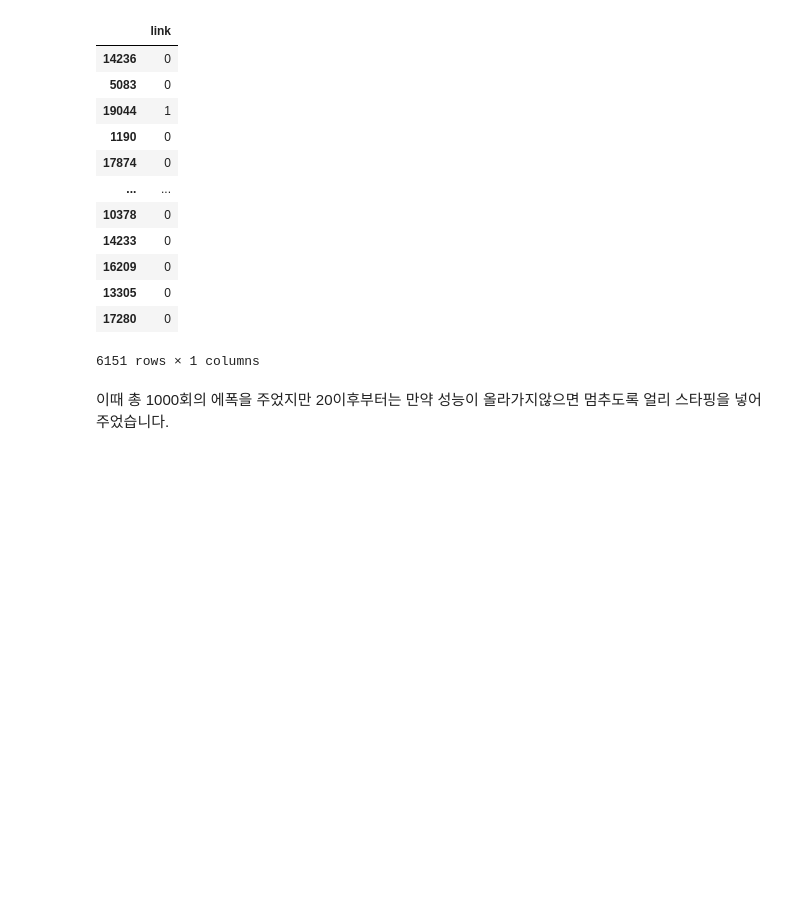
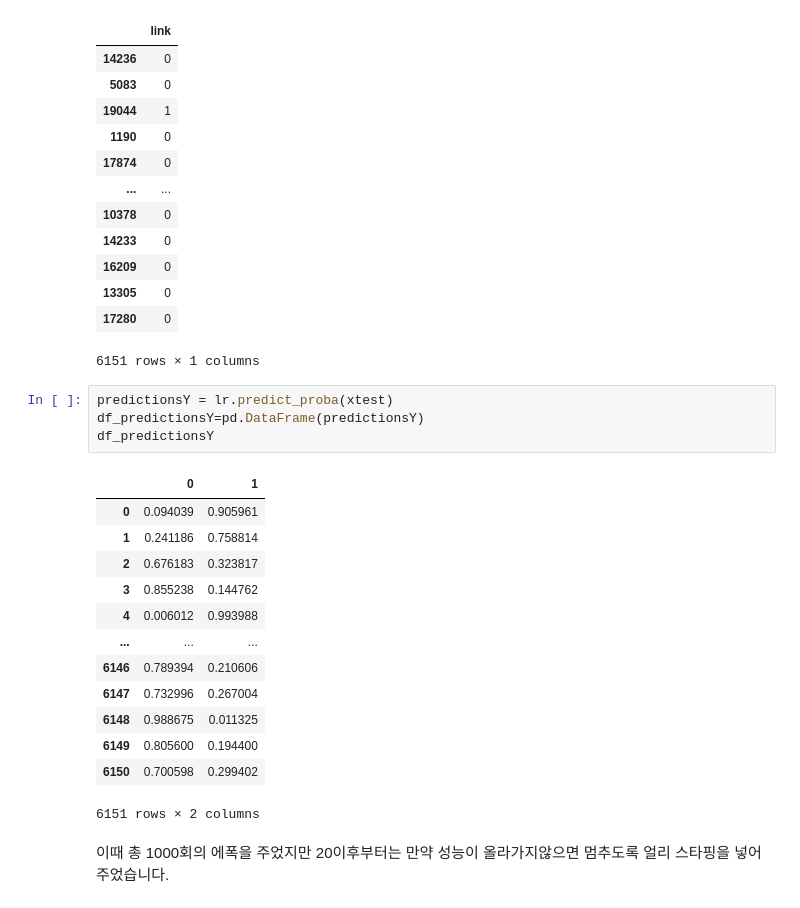
Before and after one commit to engineerjkk/LinkPrediction, a Jupyter notebook: 05.OK_on_Facebook.ipynb, the cells around one changed output. Cells and saved outputs as stored; diff of their text form; blank space fills up the shorter version.

```diff
--- a/05.OK_on_Facebook.ipynb
+++ b/05.OK_on_Facebook.ipynb
@@ -427,6 +443,24 @@ df_ytest
 | 13305 | 0 |
 | 17280 | 0 |
 6151 rows × 1 columns
+# %%
+predictionsY = lr.predict_proba(xtest)
+df_predictionsY=pd.DataFrame(predictionsY)
+df_predictionsY
+# %% [output]
+|  | 0 | 1 |
+| 0 | 0.094039 | 0.905961 |
+| 1 | 0.241186 | 0.758814 |
+| 2 | 0.676183 | 0.323817 |
+| 3 | 0.855238 | 0.144762 |
+| 4 | 0.006012 | 0.993988 |
+| ... | ... | ... |
+| 6146 | 0.789394 | 0.210606 |
+| 6147 | 0.732996 | 0.267004 |
+| 6148 | 0.988675 | 0.011325 |
+| 6149 | 0.805600 | 0.194400 |
+| 6150 | 0.700598 | 0.299402 |
+6151 rows × 2 columns
 # %% [markdown]
 이때 총 1000회의 에폭을 주었지만 20이후부터는 만약 성능이 올라가지않으면 멈추도록 얼리 스타핑을 넣어주었습니다.
 # %%
```
Also changed, not shown: parts of 1 cell of this notebook.
